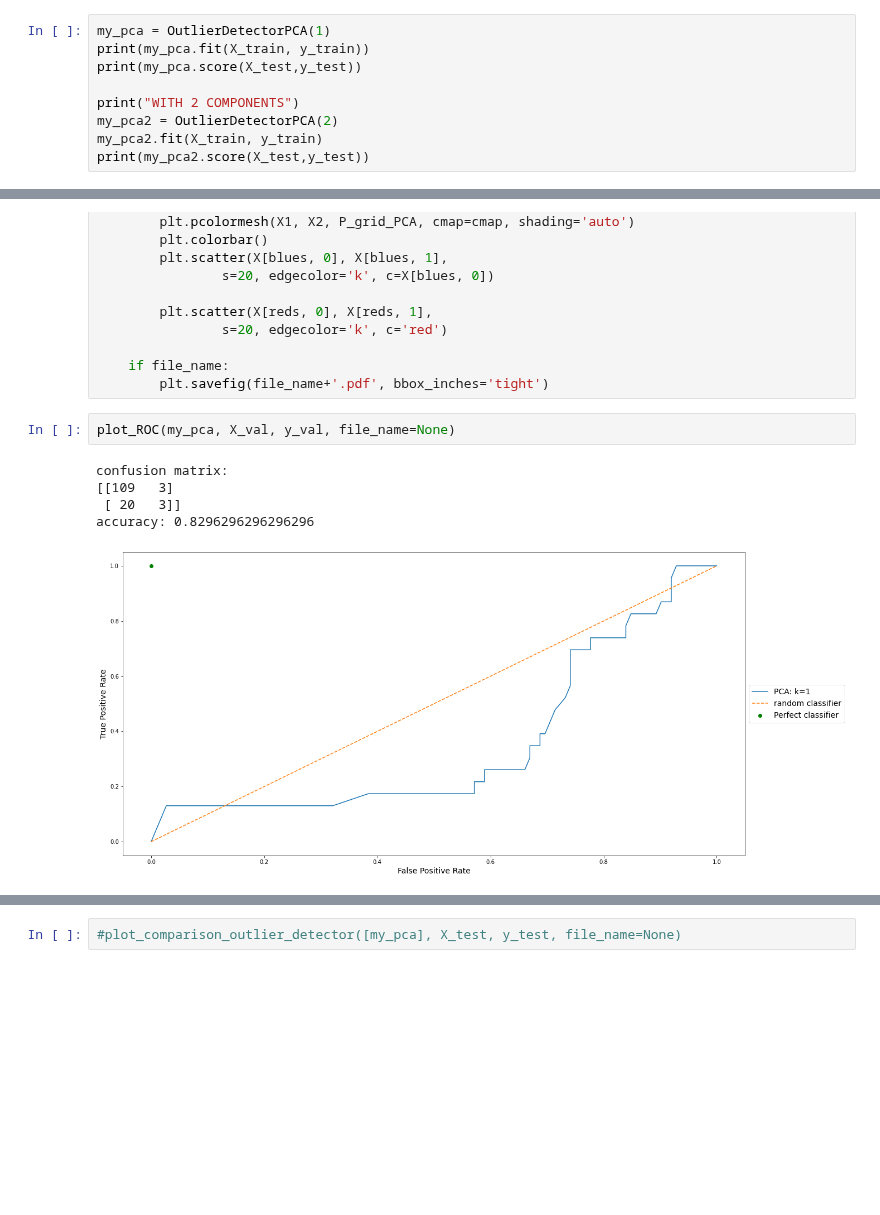
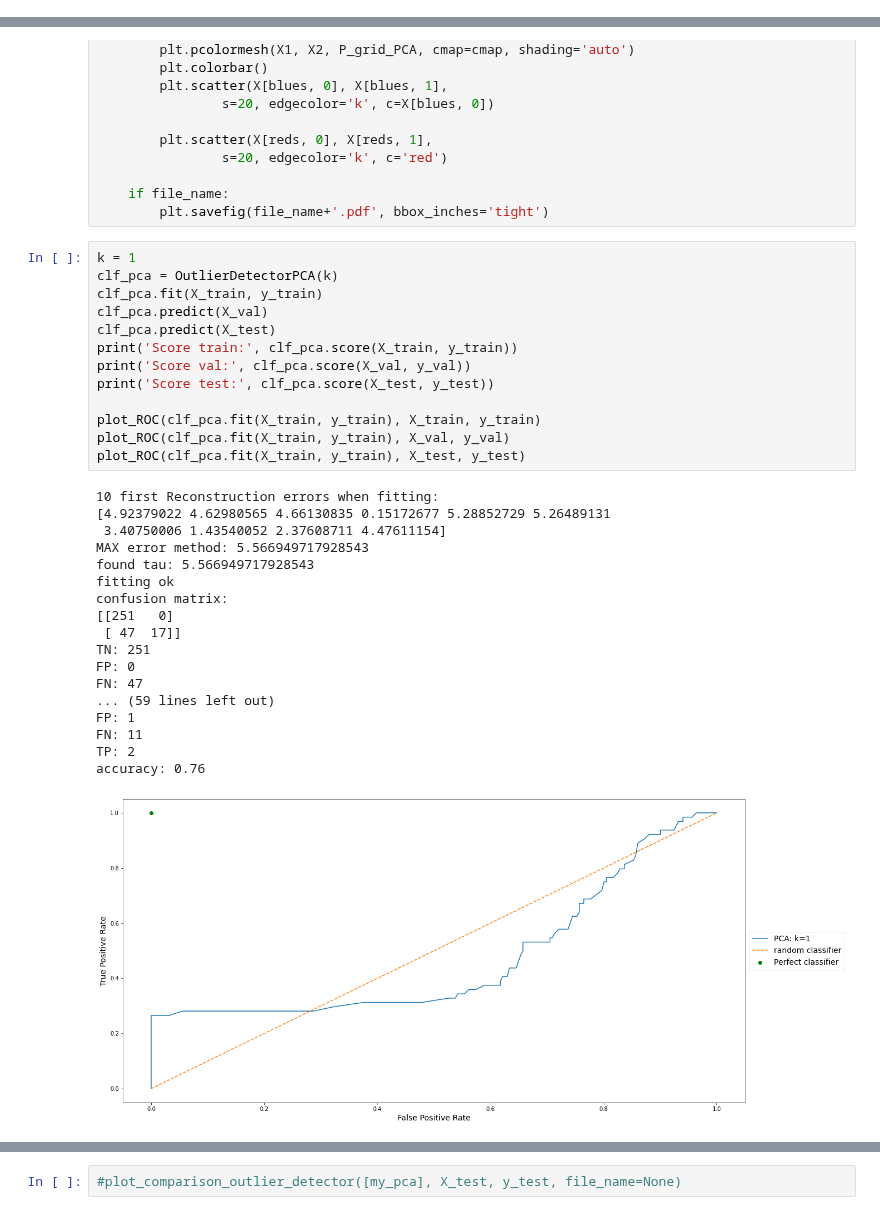
Before and after one commit to SimonLegendrre/LINMA2472_AlgoInDataScienceProjet1, a Jupyter notebook: P2/AdriHW2.ipynb, the cells around one changed output, grey strips where cells are left out. Saved outputs shown, nothing was run; the diff lists cells and outputs as text; blank space fills up the shorter version.

```diff
--- a/P2/AdriHW2.ipynb
+++ b/P2/AdriHW2.ipynb
@@ -410,12 +380,3 @@ class OutlierDetectorPCA(BaseEstimator, ClassifierMixin):
 
     def transform(self, X):
         return self.pca.transform(X)
-# %%
-my_pca = OutlierDetectorPCA(1)
-print(my_pca.fit(X_train, y_train))
-print(my_pca.score(X_test,y_test))
-
-print("WITH 2 COMPONENTS")
-my_pca2 = OutlierDetectorPCA(2)
-my_pca2.fit(X_train, y_train)
-print(my_pca2.score(X_test,y_test))
@@ -525,10 +468,34 @@ def plot_comparison_outlier_detector(list_clf, X_avail, y_avail, file_name=None)
     if file_name:
         plt.savefig(file_name+'.pdf', bbox_inches='tight')
 # %%
-plot_ROC(my_pca, X_val, y_val, file_name=None)
+k = 1
+clf_pca = OutlierDetectorPCA(k)
+clf_pca.fit(X_train, y_train)
+clf_pca.predict(X_val)
+clf_pca.predict(X_test)
+print('Score train:', clf_pca.score(X_train, y_train))
+print('Score val:', clf_pca.score(X_val, y_val))
+print('Score test:', clf_pca.score(X_test, y_test))
+
+plot_ROC(clf_pca.fit(X_train, y_train), X_train, y_train)
+plot_ROC(clf_pca.fit(X_train, y_train), X_val, y_val)
+plot_ROC(clf_pca.fit(X_train, y_train), X_test, y_test)
 # %% [output]
+10 first Reconstruction errors when fitting:
+[4.92379022 4.62980565 4.66130835 0.15172677 5.28852729 5.26489131
+ 3.40750006 1.43540052 2.37608711 4.47611154]
+MAX error method: 5.566949717928543
+found tau: 5.566949717928543
+fitting ok
 confusion matrix:
-[[109   3]
- [ 20   3]]
-accuracy: 0.8296296296296296
+[[251   0]
+ [ 47  17]]
+TN: 251
+FP: 0
+FN: 47
+... (59 lines left out)
+FP: 1
+FN: 11
+TP: 2
+accuracy: 0.76
-[figure, old version]
+[figure, new version]
```
Also changed, not shown: parts of 8 cells of this notebook, 1 other file.
